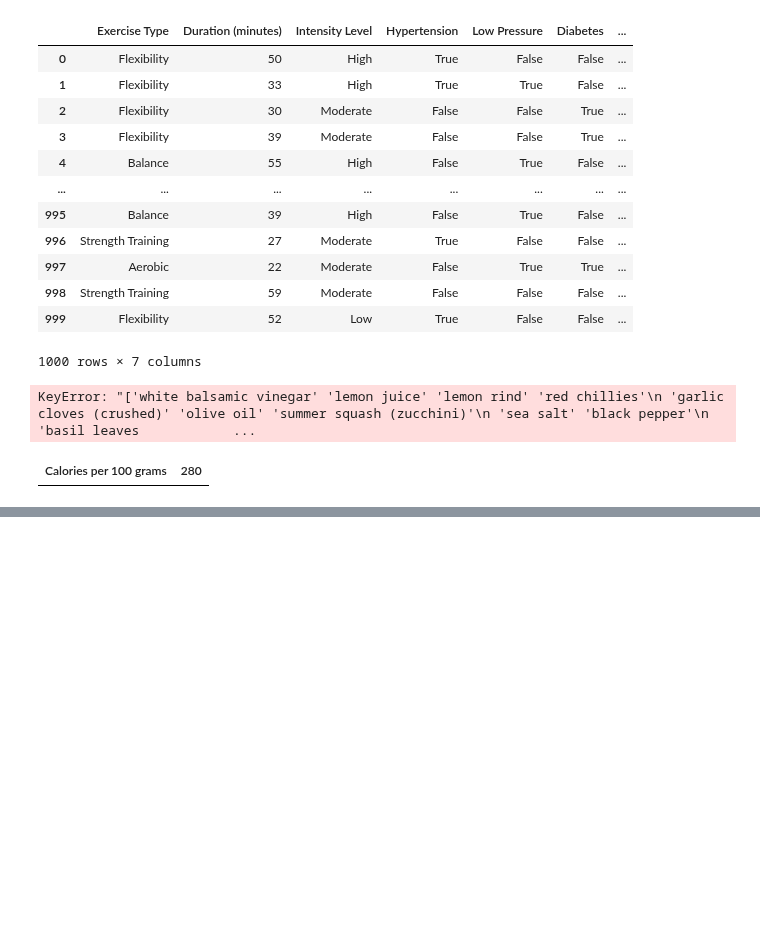
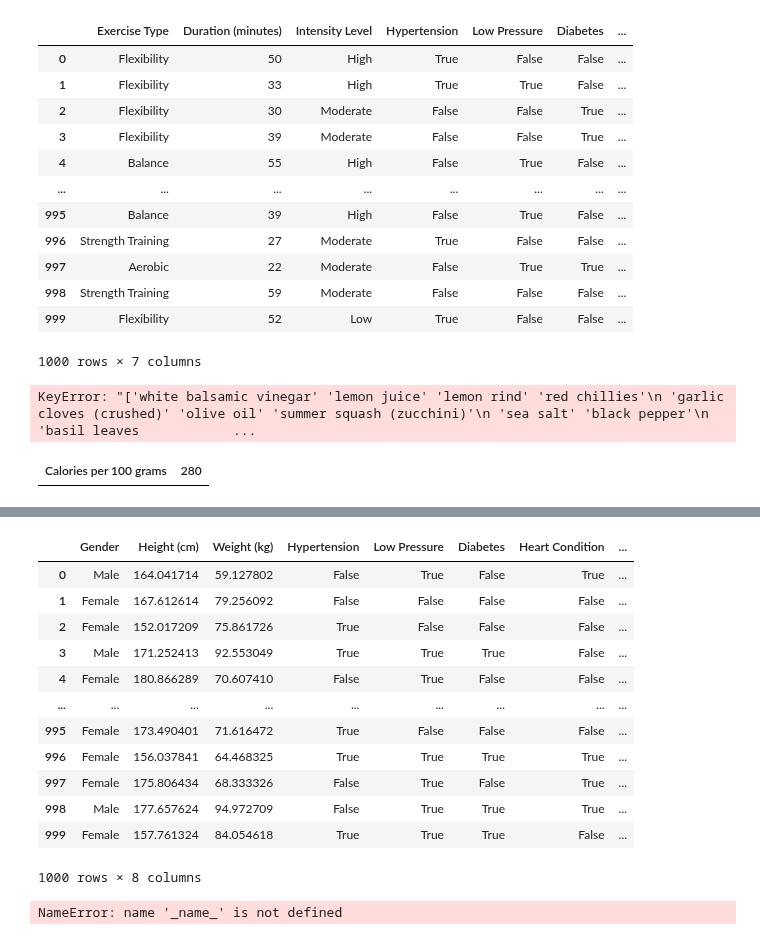
Before and after one commit to 3bsalam-1/FitSync, a Jupyter notebook: Ai/new.ipynb, the cells around one changed output, grey strips where cells are left out. Cells and saved outputs as stored; diff of their text form; code cells hidden in the pictures; blank space fills up the shorter version.

```diff
--- a/Ai/new.ipynb
+++ b/Ai/new.ipynb
@@ -605,0 +742,74 @@ data['1 Fried Onion (Medium)']
+# %%
+hea=pd.read_csv('heartbeats_data.csv')
+hea
+# %% [output]
+|  | Gender | Height (cm) | Weight (kg) | Hypertension | Low Pressure | Diabetes | Heart Condition | ... |
+| 0 | Male | 164.041714 | 59.127802 | False | True | False | True | ... |
+| 1 | Female | 167.612614 | 79.256092 | False | False | False | False | ... |
+| 2 | Female | 152.017209 | 75.861726 | True | False | False | False | ... |
+| 3 | Male | 171.252413 | 92.553049 | True | True | True | False | ... |
+| 4 | Female | 180.866289 | 70.607410 | False | True | False | False | ... |
+| ... | ... | ... | ... | ... | ... | ... | ... | ... |
+| 995 | Female | 173.490401 | 71.616472 | True | False | False | False | ... |
+| 996 | Female | 156.037841 | 64.468325 | True | True | True | True | ... |
+| 997 | Female | 175.806434 | 68.333326 | False | True | False | True | ... |
+| 998 | Male | 177.657624 | 94.972709 | False | True | True | True | ... |
+| 999 | Female | 157.761324 | 84.054618 | True | True | True | False | ... |
+1000 rows × 8 columns
+# %%
+import csv
+import random
+
+def generate_data():
+    data = []
+
+    for person in range(1, 1001):
+        age = random.randint(20, 70)
+        gender = random.choice(["Male", "Female"])
+        height = random.randint(150, 190)
+        weight = random.randint(50, 100)
+        diabetes = random.choice(["Yes", "No"])
+        heart_disease = random.choice(["Yes", "No"])
+        high_blood_pressure = random.choice(["Yes", "No"])
+        low_blood_pressure = random.choice(["Yes", "No"])
+
+        # Exercise Recommendation
+        if diabetes == "Yes":
+            exercise_recommendation = "Low-impact exercises, monitor intensity"
+            exercise_type = "Low-Impact, Monitoring"
+            exercise_duration = "30 mins"
+            exercise_description = "20 mins of low-impact aerobics, 10 mins of monitoring heart rate"
+        elif heart_disease == "Yes":
+            exercise_recommendation = "Supervised exercises only"
+            exercise_type = "Supervised"
+            exercise_duration = "Variable"
+            exercise_description = "Customized and supervised exercises as per healthcare professional's guidance"
+        else:
+            exercise_recommendation = "Varied exercises for overall fitness"
+            exercise_type = "Varied"
+            exercise_duration = "45 mins"
+            exercise_description = "Mix of cardio, strength training, and flexibility exercises"
+
+        data.append([
+            person, age, gender, height, weight, diabetes, heart_disease,
+            high_blood_pressure, low_blood_pressure, exercise_recommendation,
+            exercise_type, exercise_duration, exercise_description
+        ])
+
+    return data
+
+def save_to_csv(data, filename):
+    with open(filename, 'w', newline='') as file:
+        writer = csv.writer(file)
+        writer.writerow([
+            "Person", "Age", "Gender", "Height (cm)", "Weight (kg)", "Diabetes",
+            "Heart Disease", "High Blood Pressure", "Low Blood Pressure",
+            "Exercise Recommendation", "Exercise Type", "Exercise Duration", "Exercise Description"
+        ])
+        writer.writerows(data)
+
+if _name_ == "_main_":
+    dataset = generate_data()
+    save_to_csv(dataset, "exercise_dataset5.csv")
+# %% [output]
+NameError: name '_name_' is not defined
```
Also changed, not shown: parts of 6 cells of this notebook, 6 other files.
